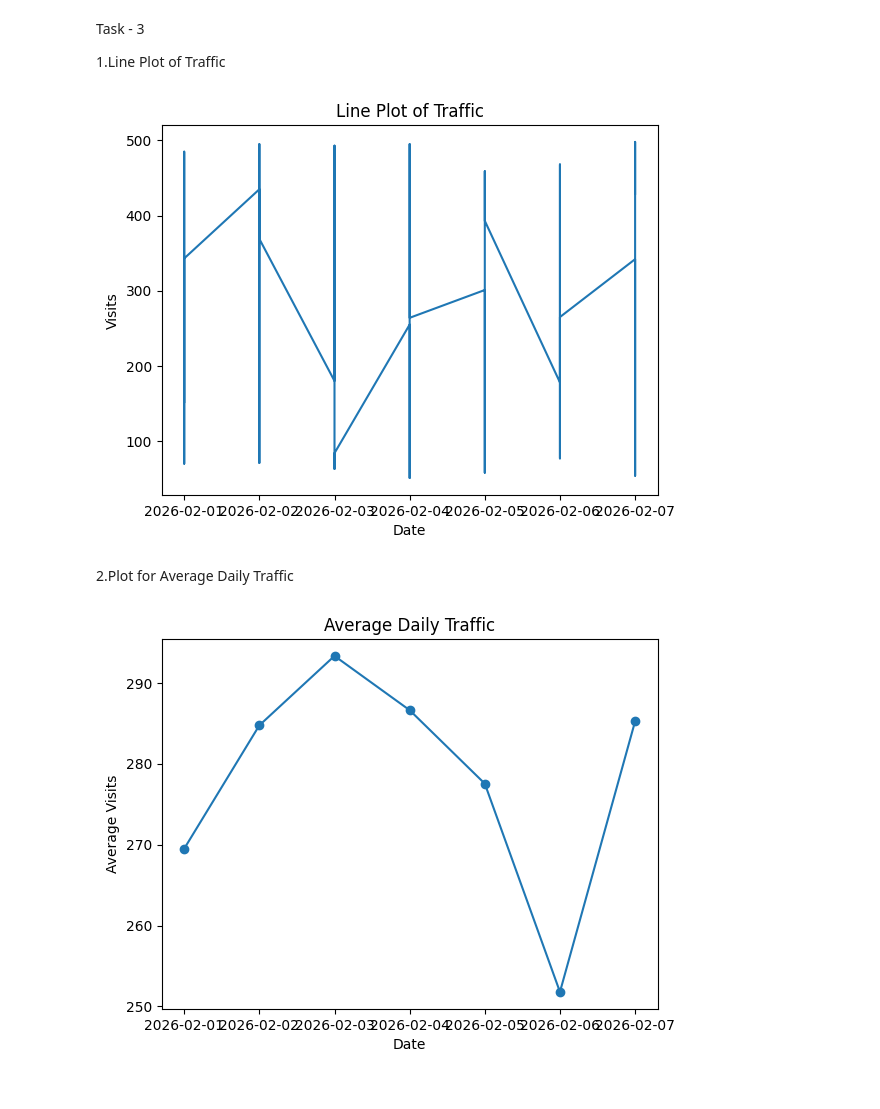
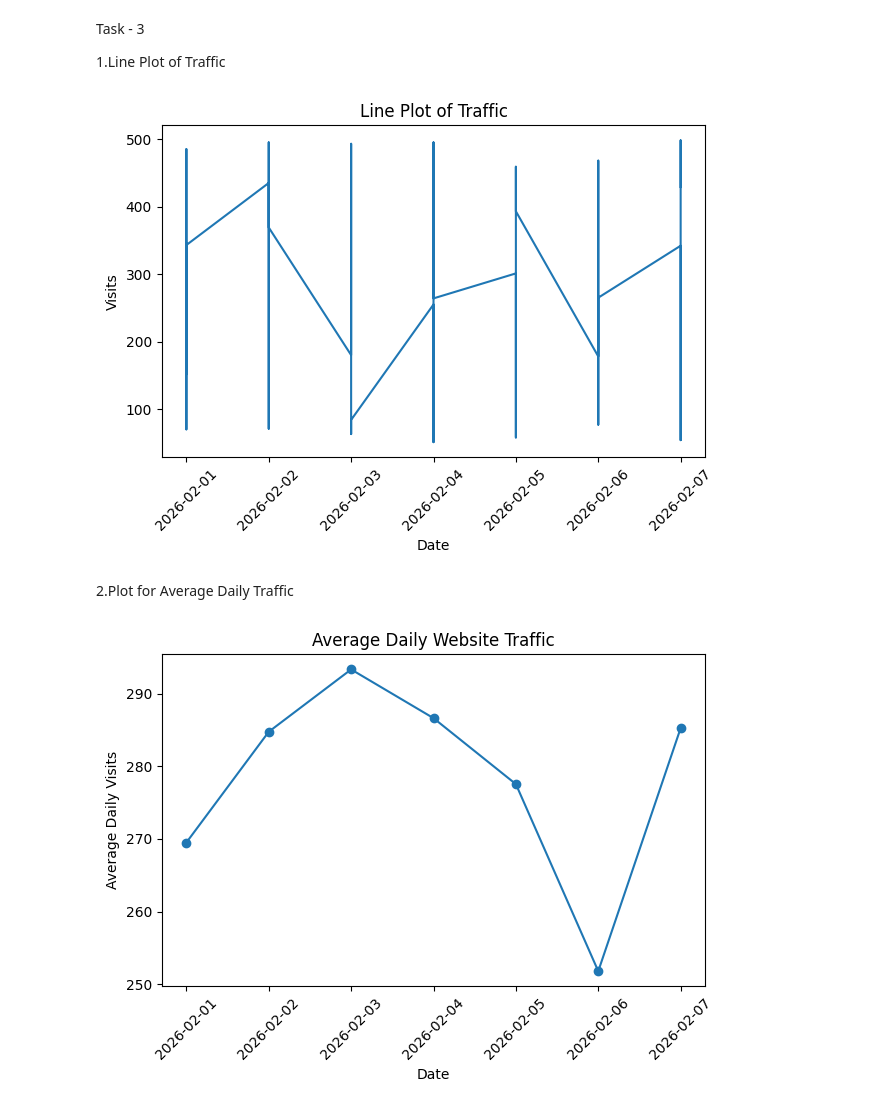
Before and after one commit to dhirajmanavalan/QE_Daily_Task, a Jupyter notebook: Review-3/main.ipynb, the cells around one changed output. Cells and saved outputs as stored; diff of their text form; code cells hidden in the pictures.

Commit message:
fix plot

```diff
--- a/Review-3/main.ipynb
+++ b/Review-3/main.ipynb
@@ -91,9 +91,13 @@ Name: 78, dtype: object
 # %%
 df_traffic['datetime'] = pd.to_datetime(df_traffic['datetime'])
 
-df_traffic['dates'] = df_traffic['datetime'].dt.date
+df_traffic['date'] = df_traffic['datetime'].dt.date
 
-daily_avg_traffic = df_traffic.groupby('dates')['visits'].mean()
+daily_avg_traffic = (
+    df_traffic
+    .groupby('date', as_index=False)
+    .mean(numeric_only=True)
+)
 
-print(daily_avg_traffic)
+daily_avg_traffic
 # %% [output]
@@ -124,12 +127,14 @@ Task - 3
 # %%
 plt.plot(df_traffic['datetime'],
          df_traffic['visits'],
          )
 plt.xlabel('Date')
 plt.ylabel('Visits')
 plt.title('Line Plot of Traffic')
+plt.xticks(rotation=45)
+plt.tight_layout()
 plt.show()
 # %% [output]
-[figure, old version]
+[figure, new version]
 # %% [markdown]
 2.Plot for Average Daily Traffic
@@ -136,8 +146,15 @@ plt.show()
 # %%
-plt.plot(daily_avg_traffic, marker = 'o')
+plt.plot(
+    daily_avg_traffic['date'],
+    daily_avg_traffic['avg_daily_visits'],
+    marker='o'
+)
+
 plt.xlabel('Date')
-plt.ylabel('Average Visits')
-plt.title('Average Daily Traffic')
+plt.ylabel('Average Daily Visits')
+plt.title('Average Daily Website Traffic')
+plt.xticks(rotation=45)
+plt.tight_layout()
 plt.show()
 # %% [output]
-[figure, old version]
+[figure, new version]
```
Also changed, not shown: parts of 2 cells of this notebook.
